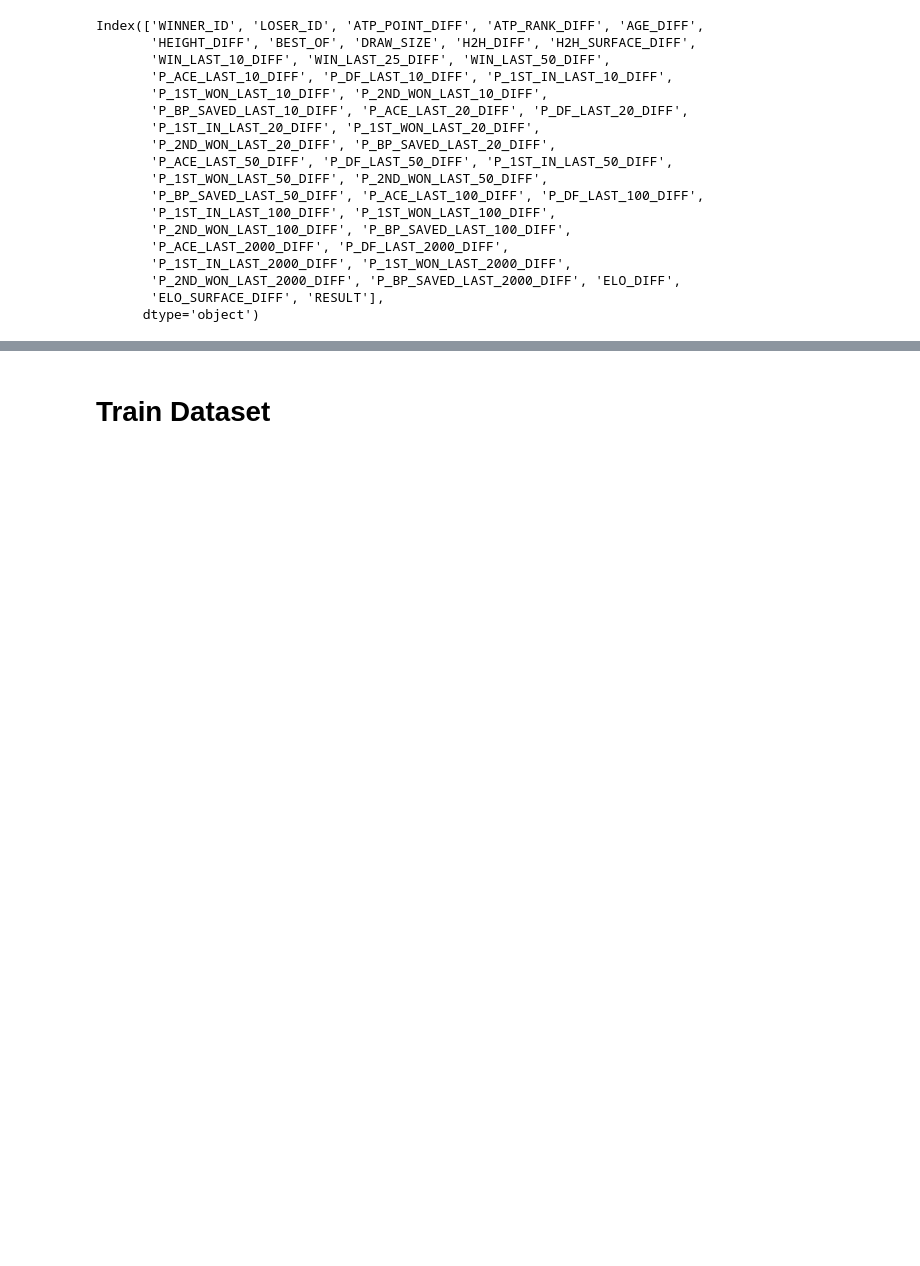
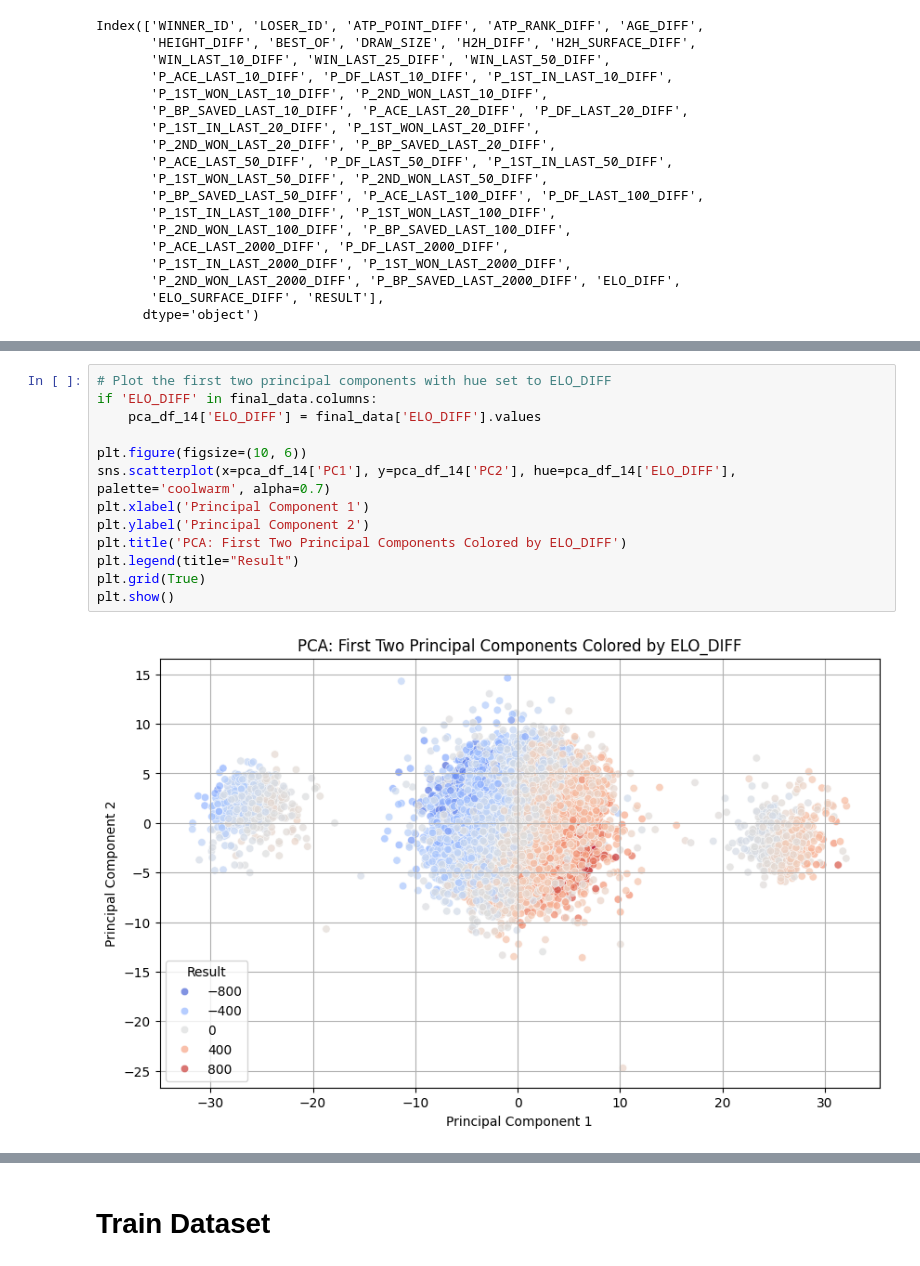
Before and after one commit to theGreen-Coder/random-forest-tennis, a Jupyter notebook: DataPreProcess.ipynb, the cells around one changed output, grey strips where cells are left out. Cells and saved outputs as stored; diff of their text form; blank space fills up the shorter version.

```diff
--- a/DataPreProcess.ipynb
+++ b/DataPreProcess.ipynb
@@ -601,0 +683,15 @@ accuracy_score(y_pred_test, elo_pred)
+# %%
+# Plot the first two principal components with hue set to ELO_DIFF
+if 'ELO_DIFF' in final_data.columns:
+    pca_df_14['ELO_DIFF'] = final_data['ELO_DIFF'].values
+
+plt.figure(figsize=(10, 6))
+sns.scatterplot(x=pca_df_14['PC1'], y=pca_df_14['PC2'], hue=pca_df_14['ELO_DIFF'], palette='coolwarm', alpha=0.7)
+plt.xlabel('Principal Component 1')
+plt.ylabel('Principal Component 2')
+plt.title('PCA: First Two Principal Components Colored by ELO_DIFF')
+plt.legend(title="Result")
+plt.grid(True)
+plt.show()
+# %% [output]
+[figure, added]
```
Also changed, not shown: parts of 17 cells of this notebook.
